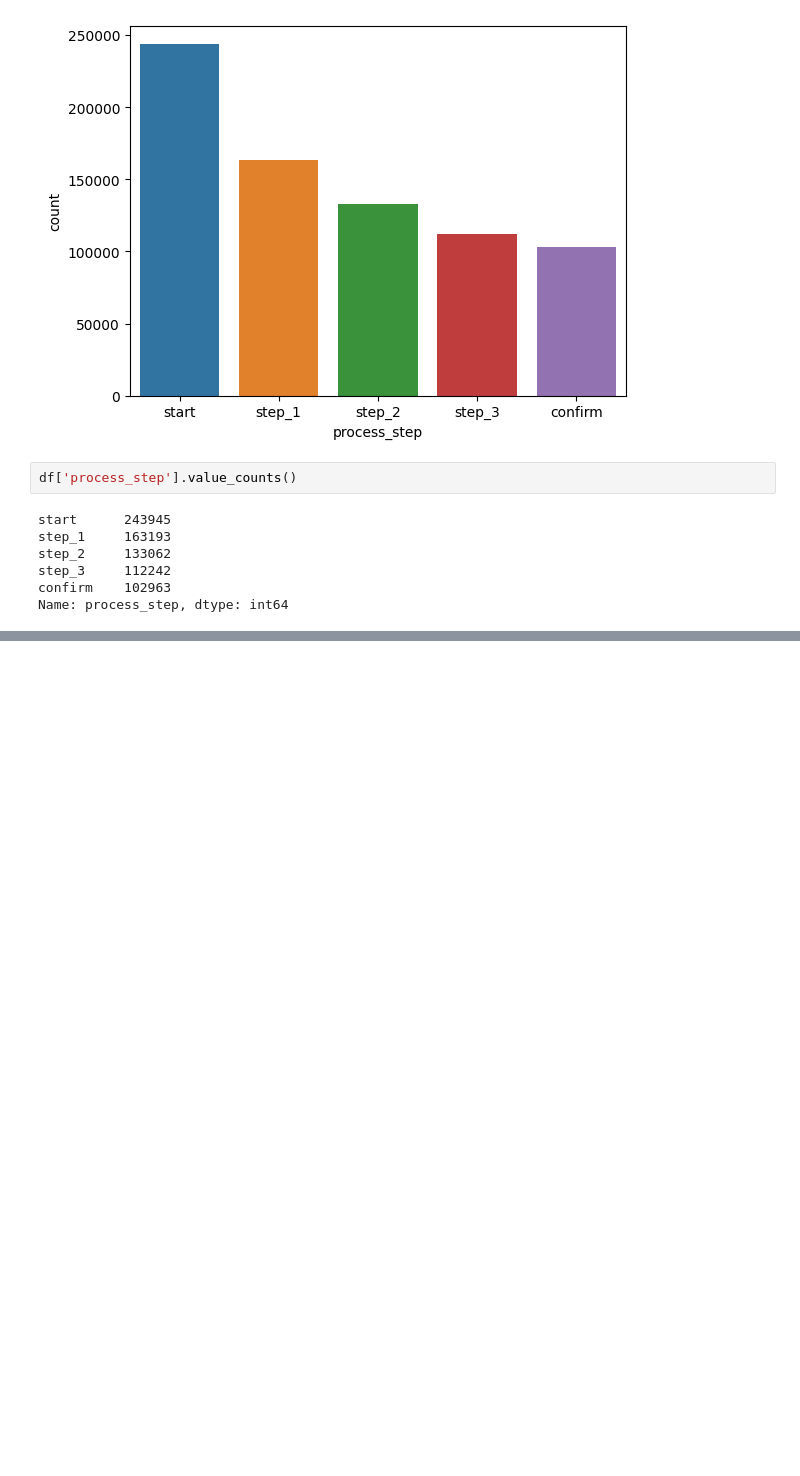
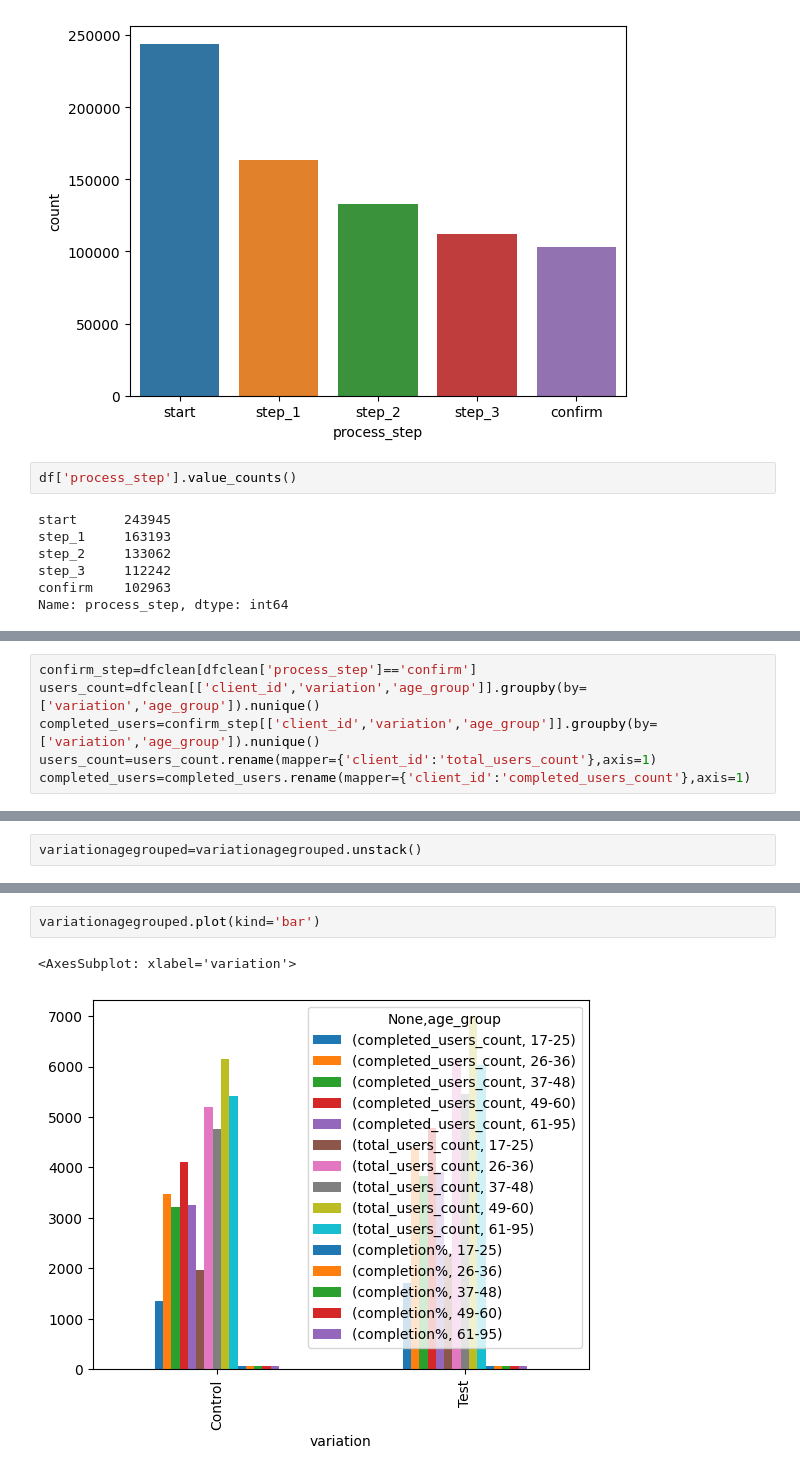
Before and after one commit to vijayendra-k/AB-Testing, a Jupyter notebook: AB-Testing.ipynb, the cells around one changed output, grey strips where cells are left out. Drawn from its saved outputs; the diff is of its cells as text; blank space fills up the shorter version.

Commit message:
plots gone wrong

```diff
--- a/AB-Testing.ipynb
+++ b/AB-Testing.ipynb
@@ -771,0 +749,6 @@ variationagegrouped
+# %%
+confirm_step=dfclean[dfclean['process_step']=='confirm']
+users_count=dfclean[['client_id','variation','age_group']].groupby(by=['variation','age_group']).nunique()
+completed_users=confirm_step[['client_id','variation','age_group']].groupby(by=['variation','age_group']).nunique()
+users_count=users_count.rename(mapper={'client_id':'total_users_count'},axis=1)
+completed_users=completed_users.rename(mapper={'client_id':'completed_users_count'},axis=1)
@@ -771,0 +773,2 @@ variationagegrouped
+# %%
+variationagegrouped=variationagegrouped.unstack()
@@ -771,0 +783,5 @@ variationagegrouped
+# %%
+variationagegrouped.plot(kind='bar')
+# %% [output]
+<AxesSubplot: xlabel='variation'>
+[figure, added]
```
Also changed, not shown: parts of 66 cells of this notebook.
